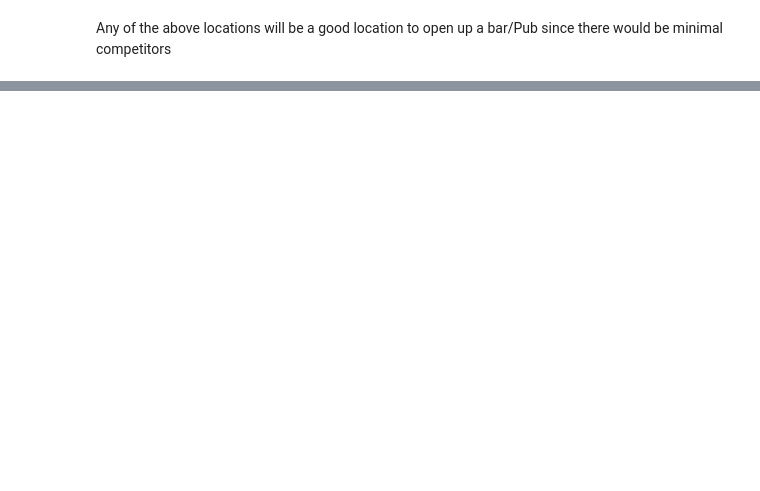
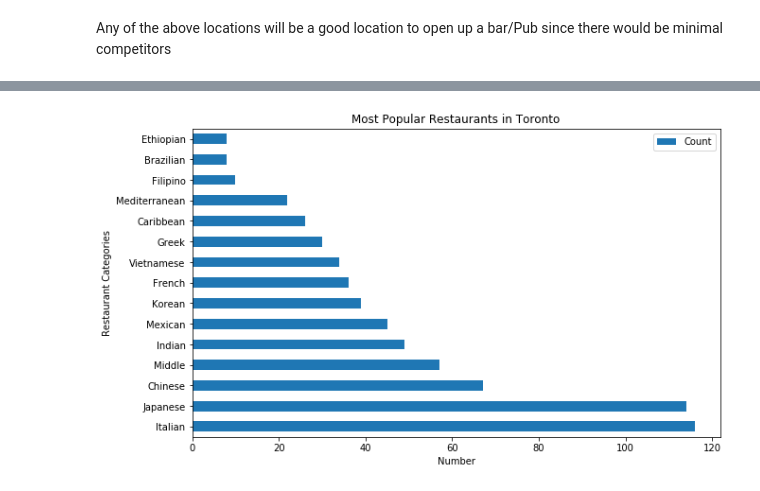
Before and after one commit to sha71000/Clustering-analysis-and-visualisation, a Jupyter notebook: Business Decisions.ipynb, the cells around one changed output, grey strips where cells are left out. Drawn from its saved outputs; the diff is of its cells as text; code cells hidden in the pictures; blank space fills up the shorter version.

```diff
--- a/Business Decisions.ipynb
+++ b/Business Decisions.ipynb
@@ -84,0 +169,27 @@ Any of the above locations will be a good location to open up a bar/Pub since th
+# %%
+restaurants=toronto_venue_count[toronto_venue_count.index.map(lambda x: x.endswith('Restaurant'))]
+# %%
+restaurants=restaurants.iloc[1:]
+restaurants.drop(restaurants.index[3],inplace=True)
+# %%
+restaurants=restaurants[~restaurants.index.str.contains("Asian")&
+            ~restaurants.index.str.contains("Vegan")&
+            ~restaurants.index.str.contains("American")&
+            ~restaurants.index.str.contains("Seafood")&
+            ~restaurants.index.str.contains("Falafel")&
+            ~restaurants.index.str.contains("European")&
+            ~restaurants.index.str.contains("Comfort")&
+            ~restaurants.index.str.contains("Gluten")&
+            ~restaurants.index.str.contains("Szechuan")&
+            ~restaurants.index.str.contains("Tapas")&
+            ~restaurants.index.str.contains("Dongbei")&
+            ~restaurants.index.str.contains("Xinjiang")&
+            ~restaurants.index.str.contains("Dumpli")&
+            ~restaurants.index.str.contains("Dim")&
+            ~restaurants.index.str.contains("Ramen")&
+            ~restaurants.index.str.contains("Theme")&
+            ~restaurants.index.str.contains("Hakka")&
+            ~restaurants.index.str.contains("Fast")
+
+
+           ]
@@ -84,0 +219,14 @@ Any of the above locations will be a good location to open up a bar/Pub since th
+# %%
+r=list(restaurants.index)
+labels=[item.split(" ")[0] for item in r]
+# %%
+ax=plt.subplot()
+restaurants.iloc[:15].plot(kind="barh",figsize=(10, 6),ax=ax)
+ax.set_yticks(range(len(labels[:15])))
+ax.set_yticklabels(labels[:15])
+plt.xlabel('Number')
+plt.ylabel('Restaurant Categories')
+plt.title('Most Popular Restaurants in Toronto')
+plt.show()
+# %% [output]
+[figure, added]
```
Also changed, not shown: parts of 16 cells of this notebook, 3 other files.
